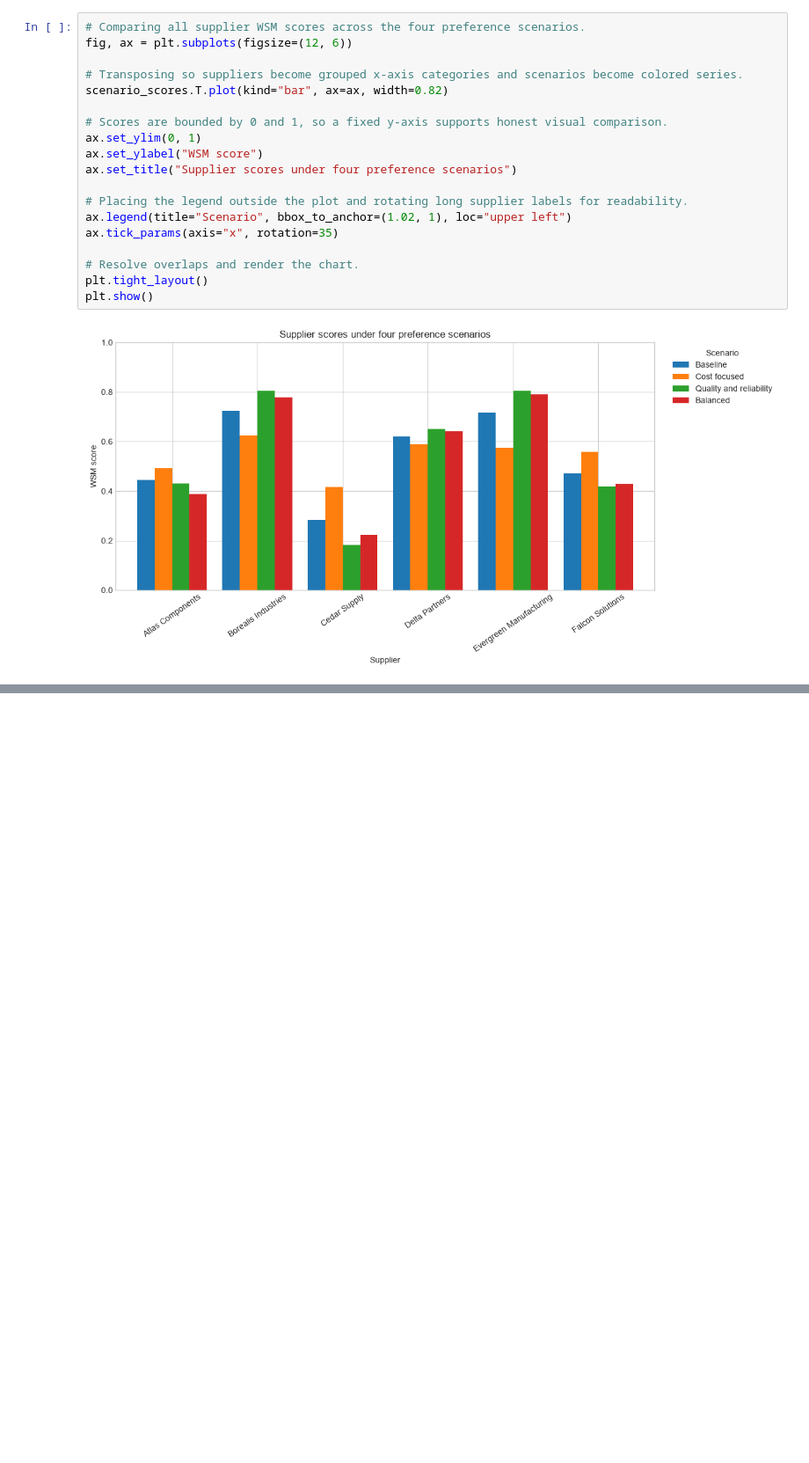
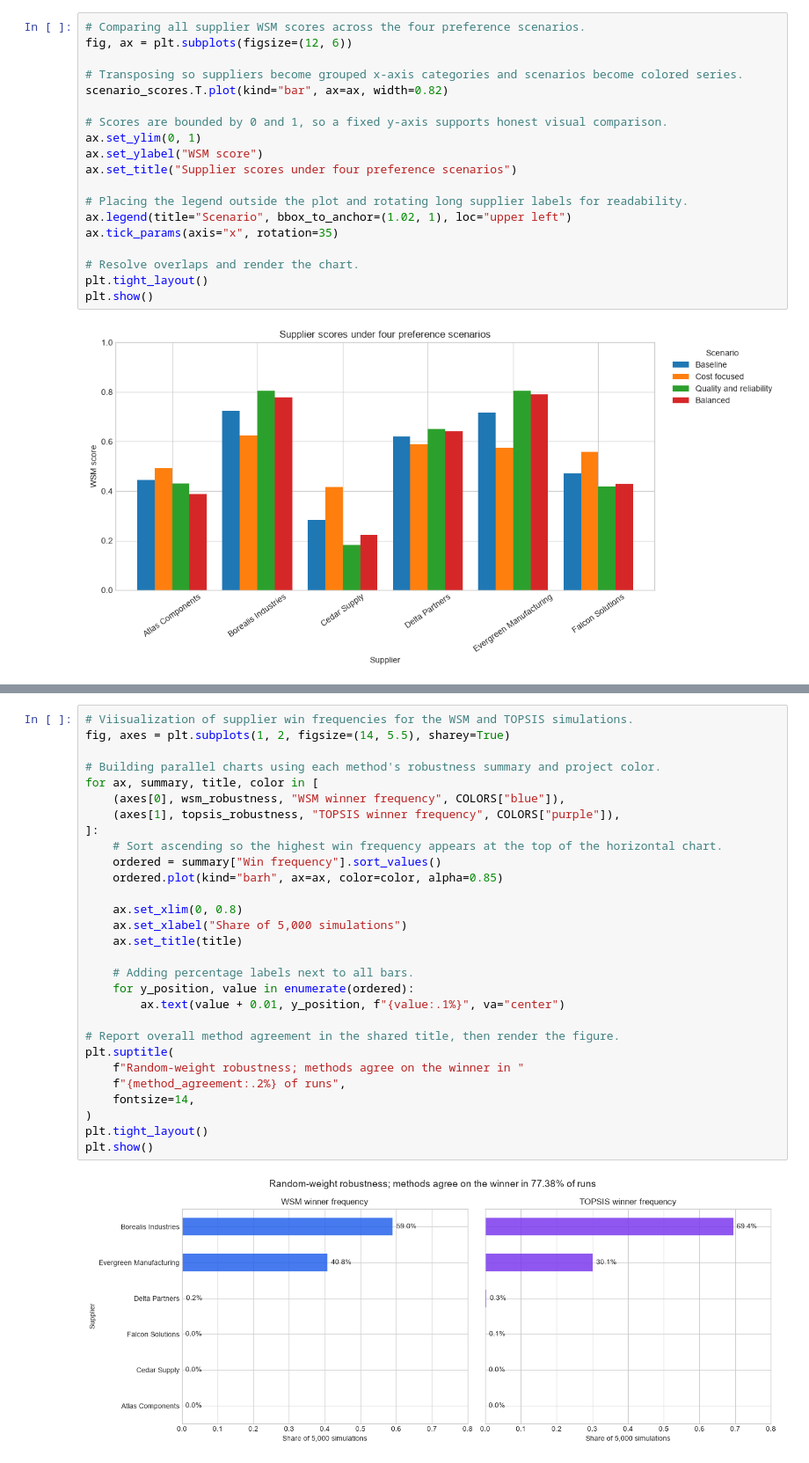
Before and after one commit to BoyanYotov/SoftUni-Math_Concepts_for_Devs-Final_Project, a Jupyter notebook: notebooks/supplier_selection.ipynb, the cells around one changed output, grey strips where cells are left out. Shown at 88% size. Drawn from its saved outputs; the diff is of its cells as text; blank space fills up the shorter version.

```diff
--- a/notebooks/supplier_selection.ipynb
+++ b/notebooks/supplier_selection.ipynb
@@ -657,0 +839,31 @@ The practical task is to make those priorities explicit before comparing offers.
+# %%
+# Viisualization of supplier win frequencies for the WSM and TOPSIS simulations.
+fig, axes = plt.subplots(1, 2, figsize=(14, 5.5), sharey=True)
+
+# Building parallel charts using each method's robustness summary and project color.
+for ax, summary, title, color in [
+    (axes[0], wsm_robustness, "WSM winner frequency", COLORS["blue"]),
+    (axes[1], topsis_robustness, "TOPSIS winner frequency", COLORS["purple"]),
+]:
+    # Sort ascending so the highest win frequency appears at the top of the horizontal chart.
+    ordered = summary["Win frequency"].sort_values()
+    ordered.plot(kind="barh", ax=ax, color=color, alpha=0.85)
+
+    ax.set_xlim(0, 0.8)
+    ax.set_xlabel("Share of 5,000 simulations")
+    ax.set_title(title)
+
+    # Adding percentage labels next to all bars.
+    for y_position, value in enumerate(ordered):
+        ax.text(value + 0.01, y_position, f"{value:.1%}", va="center")
+
+# Report overall method agreement in the shared title, then render the figure.
+plt.suptitle(
+    f"Random-weight robustness; methods agree on the winner in "
+    f"{method_agreement:.2%} of runs",
+    fontsize=14,
+)
+plt.tight_layout()
+plt.show()
+# %% [output]
+[figure, added]
```
Also changed, not shown: parts of 40 cells of this notebook.
